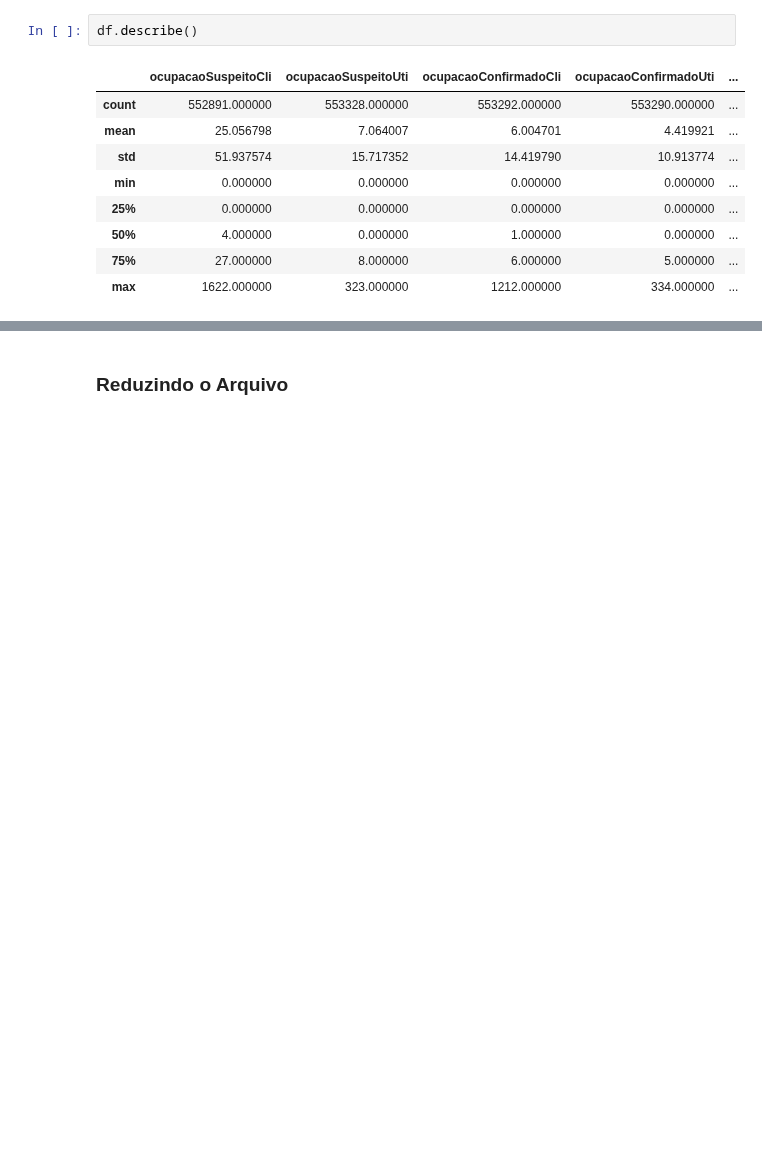
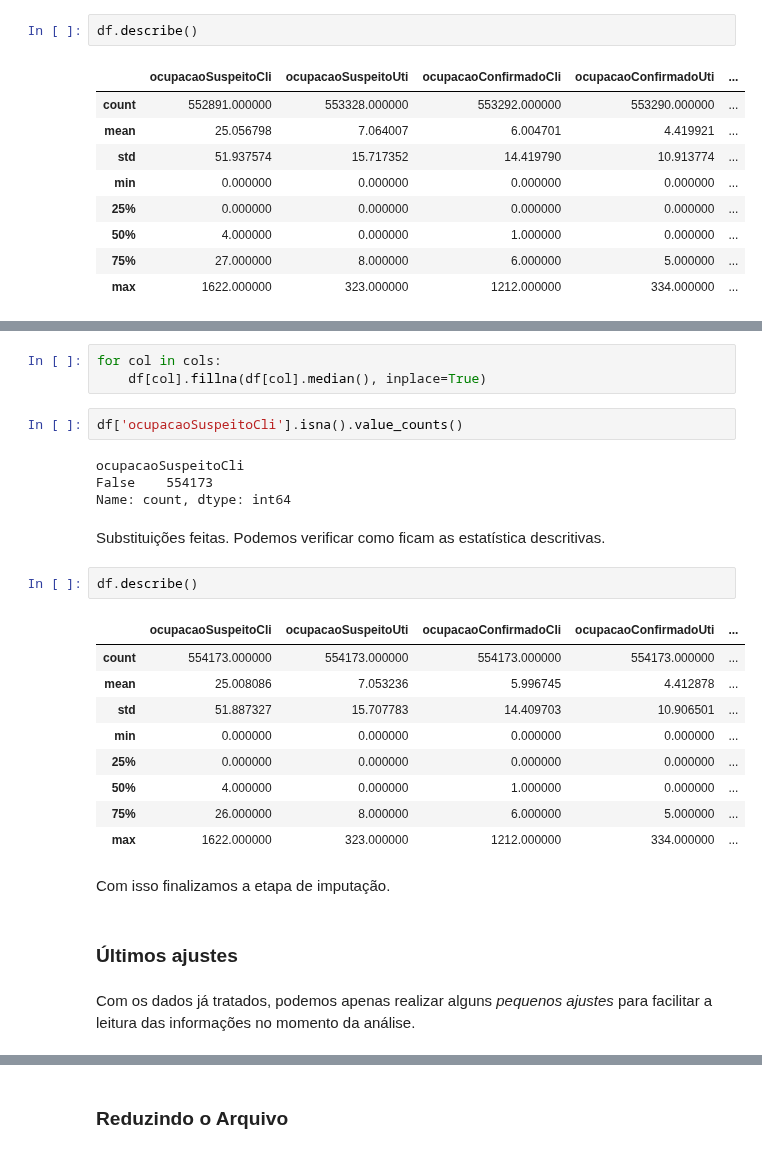
Before and after one commit to lucascorumba/study-projects, a Jupyter notebook: covid-hospital/analysis.ipynb, the cells around one changed output, grey strips where cells are left out. Saved outputs shown, nothing was run; the diff lists cells and outputs as text; blank space fills up the shorter version.

```diff
--- a/covid-hospital/analysis.ipynb
+++ b/covid-hospital/analysis.ipynb
@@ -1114,0 +1130,29 @@ No retorno de `.describe()` vemos que para todas as colunas temos um valor para
+# %%
+for col in cols:
+    df[col].fillna(df[col].median(), inplace=True)
+# %%
+df['ocupacaoSuspeitoCli'].isna().value_counts()
+# %% [output]
+ocupacaoSuspeitoCli
+False    554173
+Name: count, dtype: int64
+# %% [markdown]
+Substituições feitas. Podemos verificar como ficam as estatística descritivas.
+# %%
+df.describe()
+# %% [output]
+|  | ocupacaoSuspeitoCli | ocupacaoSuspeitoUti | ocupacaoConfirmadoCli | ocupacaoConfirmadoUti | ... |
+| count | 554173.000000 | 554173.000000 | 554173.000000 | 554173.000000 | ... |
+| mean | 25.008086 | 7.053236 | 5.996745 | 4.412878 | ... |
+| std | 51.887327 | 15.707783 | 14.409703 | 10.906501 | ... |
+| min | 0.000000 | 0.000000 | 0.000000 | 0.000000 | ... |
+| 25% | 0.000000 | 0.000000 | 0.000000 | 0.000000 | ... |
+| 50% | 4.000000 | 0.000000 | 1.000000 | 0.000000 | ... |
+| 75% | 26.000000 | 8.000000 | 6.000000 | 5.000000 | ... |
+| max | 1622.000000 | 323.000000 | 1212.000000 | 334.000000 | ... |
+# %% [markdown]
+Com isso finalizamos a etapa de imputação.
+# %% [markdown]
+### Últimos ajustes
+# %% [markdown]
+Com os dados já tratados, podemos apenas realizar alguns *pequenos ajustes* para facilitar a leitura das informações no momento da análise.
```
Also changed, not shown: parts of 5 cells of this notebook.
